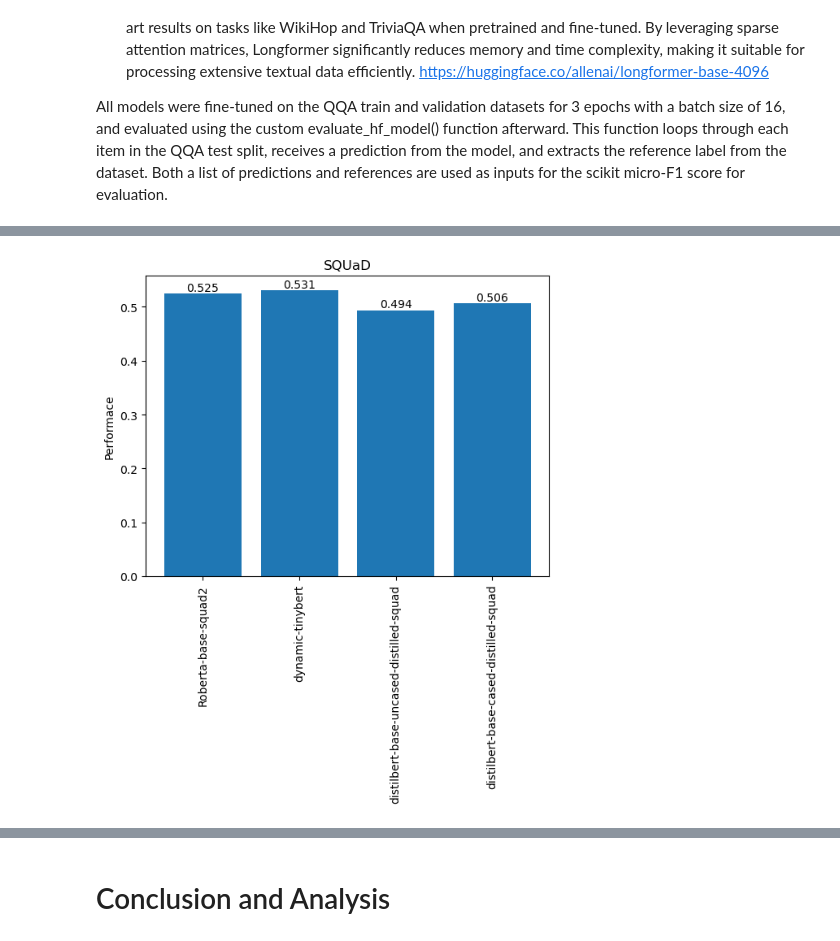
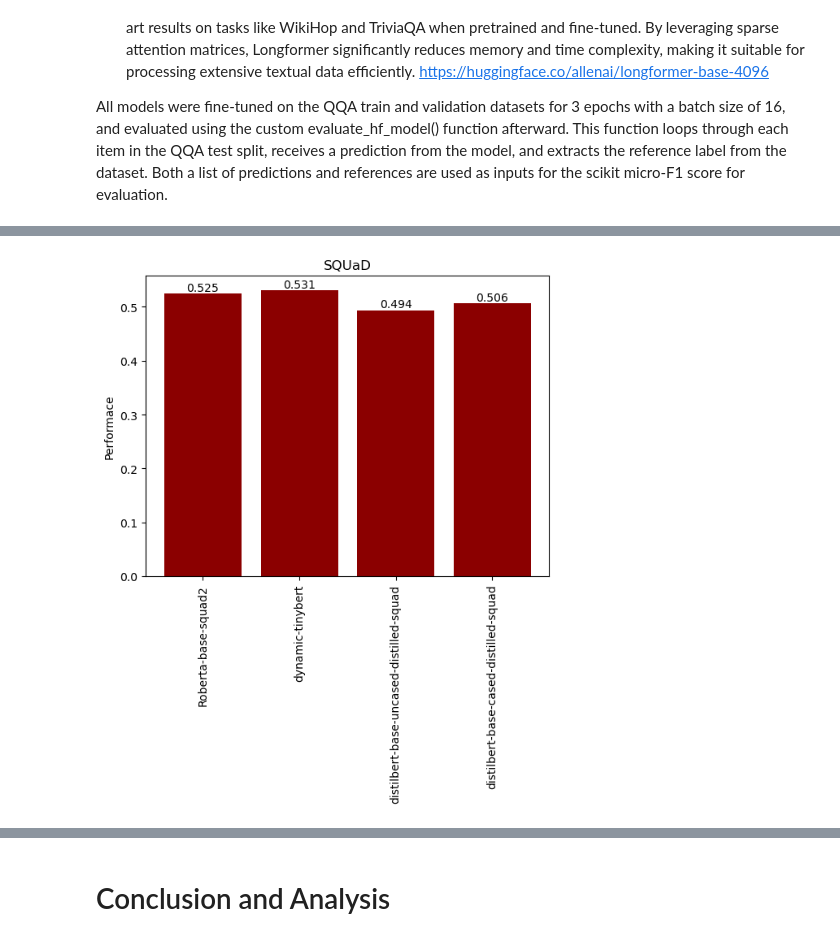
Before and after one commit to braphael99/NLPGroup5, a Jupyter notebook: Project3Code.ipynb, the cells around one changed output, grey strips where cells are left out. Cells and saved outputs as stored; diff of their text form; code cells hidden in the pictures.

```diff
--- a/Project3Code.ipynb
+++ b/Project3Code.ipynb
@@ -628,16 +627,16 @@ plt.show()
 # %%
 #Set plot and plot
 plt.title("SQUaD")
 plt.xticks(xpoints[3:7], names[3:7], rotation = 'vertical')
-plt.bar(xpoints[3:7], ypoints[3:7])
+plt.bar(xpoints[3:7], ypoints[3:7], color='darkred')
 plt.ylabel("Performace")
 
 for x, y in zip(xpoints[3:7], ypoints[3:7]):
     plt.text(x, y, str(round(y, 3)), ha='center', va='bottom')
 
 plt.show()
 # %% [output]
-[figure, old version]
+[figure, new version]
 # %%
 #Set plot and plot
 plt.title("Sentiment Analysis")
```
Also changed, not shown: parts of 3 cells of this notebook.
